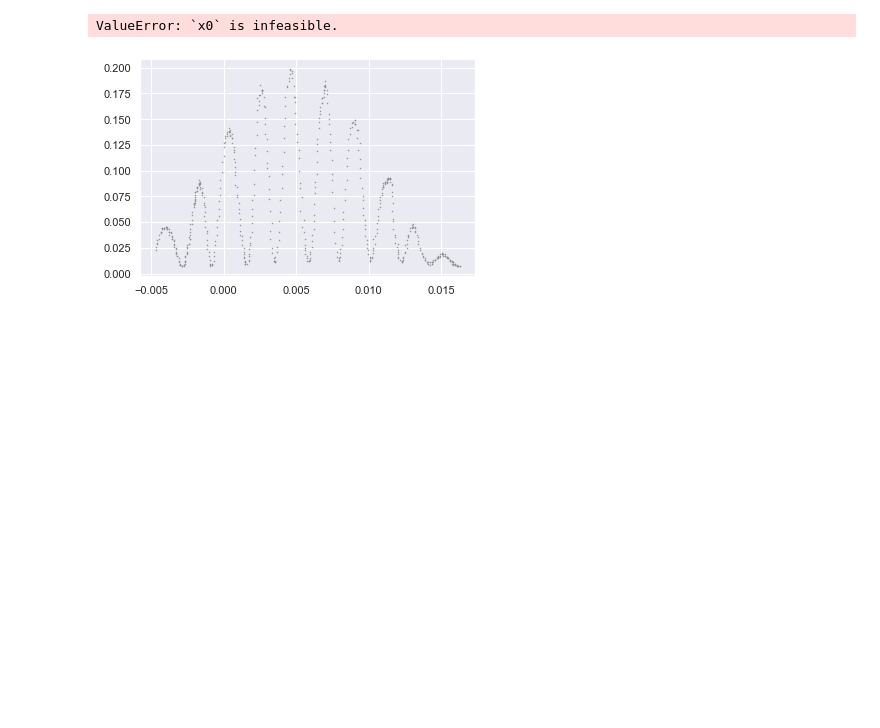
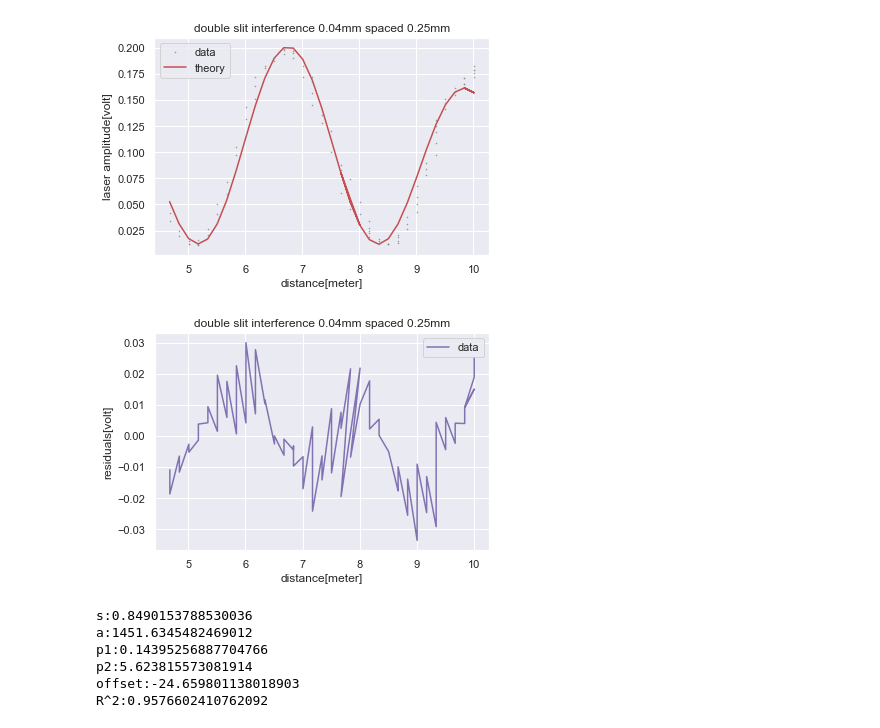
Before and after one commit to EdoMor/notebooks, a Jupyter notebook: alons double slit notebook.ipynb, the cells around one changed output. Saved outputs shown, nothing was run; the diff lists cells and outputs as text; code cells hidden in the pictures; blank space fills up the shorter version.

Commit message:
2 slits, getting better, still not there

```diff
--- a/alons double slit notebook.ipynb
+++ b/alons double slit notebook.ipynb
@@ -9,33 +9,51 @@ import seaborn as sbs
 # %%
 sbs.set()
 # %%
-def newmodel(x,s,*args):
-    return es.model_integrate(x,es.double_slit_model,s,*args)
+def newmodel(x,s,a ,*args):
+    return es.model_integrate(x,es.double_slit_model,s,a,*args)
 
-pname=['s' ,'A', 'z', 'd', 'wl','L', 'offset']
+pname=['s' ,'a','p1', 'p2', 'offset']
 z=0.855
 wl=(6.328*(10**(-7)))
 d=4.0e-5
 L=25.0e-5
 A=50
-offset = -0.01
-s = 0.001*0.05
+offset = es.offset
+s = (np.pi*L/(wl*z))*0.001*0.05
+a = (np.pi*L/(wl*z))
+p1=d/L
+p2=wl*z/(4*A*(L**2))
+offset2=offset*(np.pi*L/(wl*z))
+
 data=es.read('exp1125/original parameters/double slit/0.04w 0.25s slit not centered symmeyricly','sweep1.txt')
-r,c=[300,2000]
-xdata=z*np.sin(np.deg2rad((es.volt_to_angle(data['angle']))[int(c-r):int(c+r)])) #x data agusted for distortion
+r,c=[50,2000]
+xdata=z*np.sin(np.deg2rad((es.volt_to_angle(data['angle']))[int(c-r):int(c+r)]))
+xdata2=(np.pi*L/(wl*z))*xdata
 ydata=-data['power'][int(c-r):int(c+r)]
-plt.plot(xdata,ydata,'.',markersize=1,zorder=2,color=sbs.color_palette()[7])
-popt, pcov=fit.curve_fit(newmodel,xdata,ydata,[s, A, z, d, wl, L , es.offset],
-                         bounds=((0.05*0.001,0      ,z-0.001*z     ,d-0.001*d,wl-wl*0.001,L-0.001*L,0),
-                                 ( 0.1*0.001,np.inf,z+0.001*z,d+0.001*d,wl+wl*0.001,L+0.001*L,0.1)))
-plt.plot(xdata,es.model_integrate(xdata,es.double_slit_model,*popt),zorder=1,color=sbs.color_palette()[3])
+plt.plot(xdata2,ydata,'.',markersize=1,zorder=2,color=sbs.color_palette()[7])
+popt, pcov=fit.curve_fit(newmodel,xdata2,ydata,[s,a, p1, p2 , offset2],
+                         bounds=((0,a-0.0000001*a,0      ,0     ,-np.inf),
+                                 ( np.inf,a,np.inf,np.inf,np.inf)))
+plt.plot(xdata2,es.model_integrate(xdata2,es.double_slit_model,*popt),zorder=1,color=sbs.color_palette()[3])
 plt.legend(['data','theory'])
 plt.title('double slit interference 0.04mm spaced 0.25mm')
 plt.xlabel('distance[meter]')
 plt.ylabel('laser amplitude[volt]')
 plt.show()
+plt.plot(xdata2,ydata-es.model_integrate(xdata2,es.double_slit_model,*popt),zorder=1,color=sbs.color_palette()[4])
+plt.legend(['data','theory'])
+plt.title('double slit interference 0.04mm spaced 0.25mm')
+plt.xlabel('distance[meter]')
+plt.ylabel('residuals[volt]')
+plt.show()
 for i in range(len(popt)): print(pname[i]+':'+str(popt[i]))
-print('R^2:'+str(es.Rsquared(xdata,ydata,es.model_integrate,popt)))
+print('R^2:'+str(es.Rsquared(xdata2,ydata,newmodel,popt)))
 # %% [output]
+[figure, new version]
+[figure, added]
-ValueError: `x0` is infeasible.
+s:0.8490153788530036
+a:1451.6345482469012
+p1:0.14395256887704766
+p2:5.623815573081914
+offset:-24.659801138018903
+R^2:0.9576602410762092
-[figure, old version]
```
Also changed, not shown: 1 other file.
